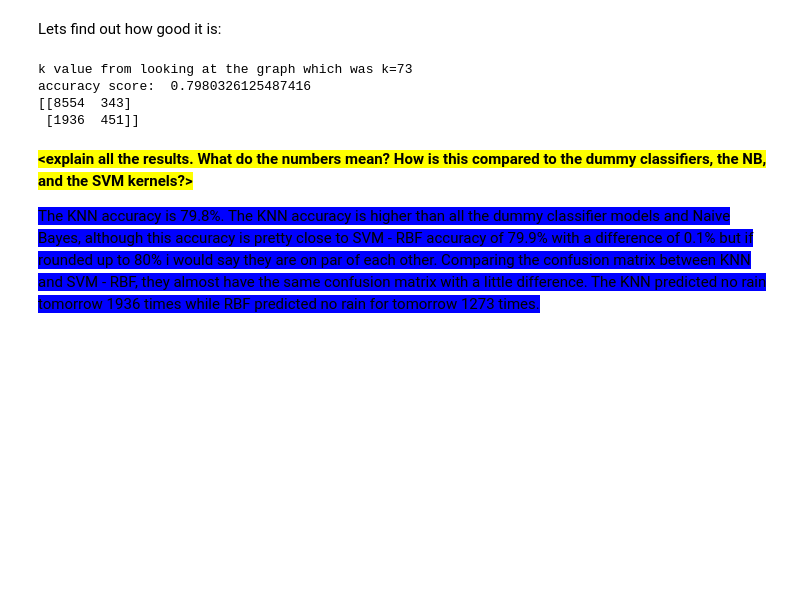
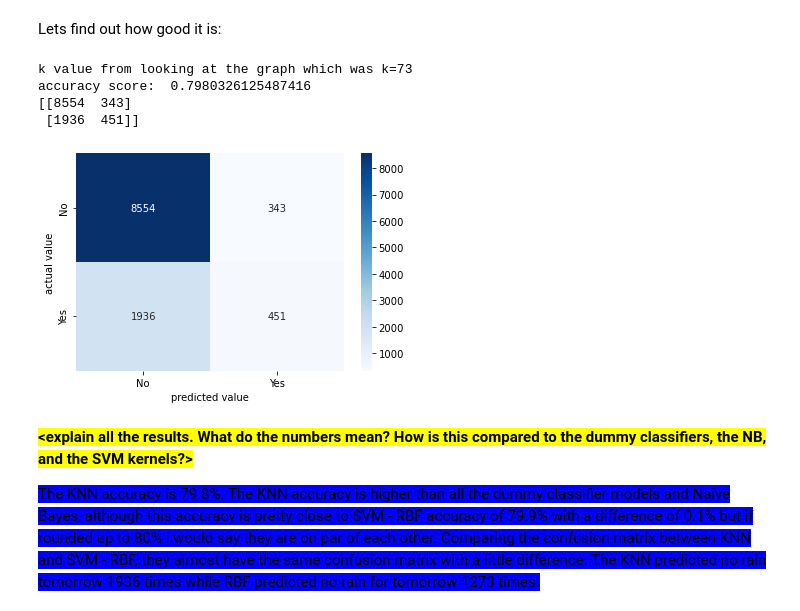
Before and after one commit to stephenpangga/Data-mining-and-statistics, a Jupyter notebook: Week 5/Try/DMS - S5 - Assignment 2 - 629860.ipynb, the cells around one changed output. Cells and saved outputs as stored; diff of their text form; code cells hidden in the pictures; blank space fills up the shorter version.

```diff
--- a/Week 5/Try/DMS - S5 - Assignment 2 - 629860.ipynb
+++ b/Week 5/Try/DMS - S5 - Assignment 2 - 629860.ipynb
@@ -530,13 +541,15 @@ Lets find out how good it is:
 # %%
 # code to show its accuracy score AND confusion matrix.
 print('k value from looking at the graph which was k=73')
 print('accuracy score: ', metrics.accuracy_score(y_test, y_pred))
 print(confusion_matrix(y_test, y_pred))
+confusion_matrix_plot(y_test, y_pred)
 # %% [output]
 k value from looking at the graph which was k=73
 accuracy score:  0.7980326125487416
 [[8554  343]
  [1936  451]]
+[figure, added]
 # %% [markdown]
 **<span style ='background:yellow'>\<explain all the results. What do the numbers mean? How is this compared to the dummy classifiers, the NB, and the SVM kernels?></span>**
 
```
Also changed, not shown: parts of 10 cells of this notebook.
